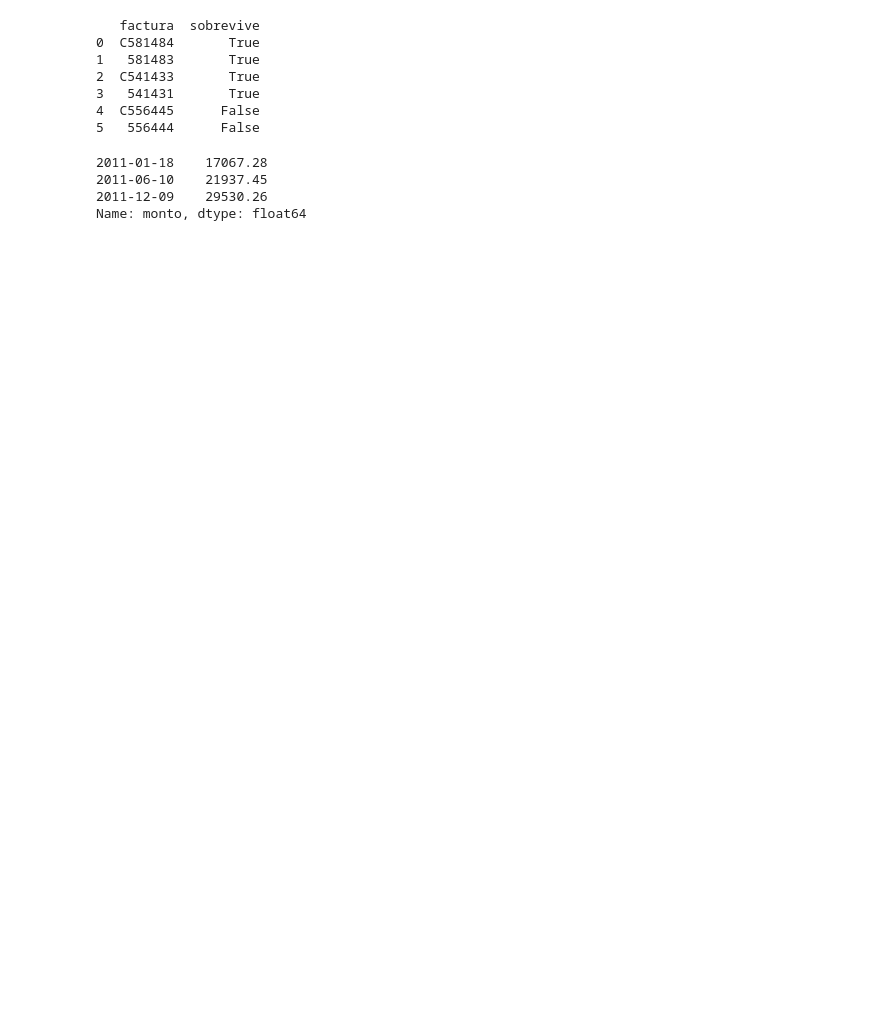
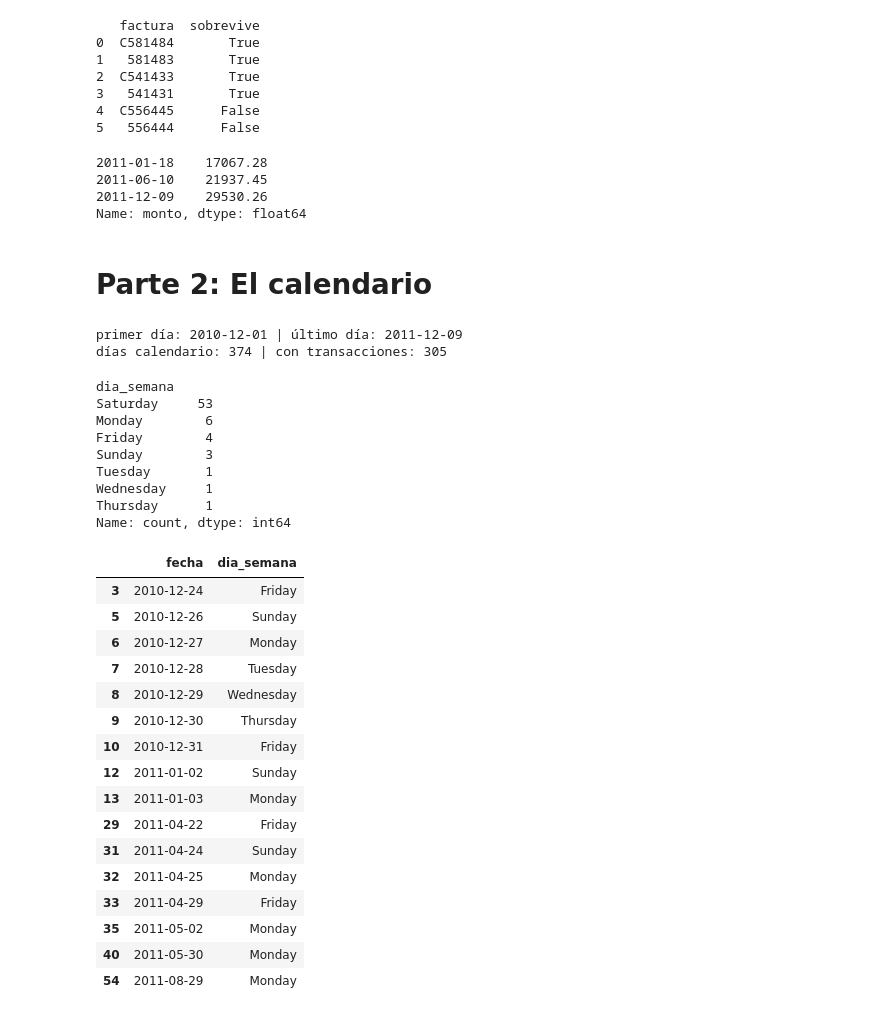
Before and after one commit to xNoksS/bi-tarea4-series-de-tiempo, a Jupyter notebook: Tarea4.ipynb, the cells around one changed output. Cells and saved outputs as stored; diff of their text form; code cells hidden in the pictures; blank space fills up the shorter version.

Commit message:
Partes 1 y 2: limpieza y calendario

```diff
--- a/Tarea4.ipynb
+++ b/Tarea4.ipynb
@@ -397,3 +397,48 @@ venta_dia.loc[pd.to_datetime(["2011-01-18", "2011-06-10", "2011-12-09"])]
 2011-06-10    21937.45
 2011-12-09    29530.26
 Name: monto, dtype: float64
+# %% [markdown]
+# Parte 2: El calendario
+# %%
+df["dia"] = df["InvoiceDate"].dt.normalize()
+df["monto"] = df["Quantity"] * df["UnitPrice"]
+venta = df.groupby("dia")["monto"].sum()
+
+calendario = pd.date_range(venta.index.min(), venta.index.max(), freq="D")
+print("primer día:", venta.index.min().date(), "| último día:", venta.index.max().date())
+print("días calendario:", len(calendario), "| con transacciones:", len(venta))
+# %% [output]
+primer día: 2010-12-01 | último día: 2011-12-09
+días calendario: 374 | con transacciones: 305
+# %%
+faltan = calendario.difference(venta.index)
+tabla_faltan = pd.DataFrame({"fecha": faltan, "dia_semana": faltan.day_name()})
+print(tabla_faltan["dia_semana"].value_counts())
+tabla_faltan[tabla_faltan["dia_semana"] != "Saturday"]
+# %% [output]
+dia_semana
+Saturday     53
+Monday        6
+Friday        4
+Sunday        3
+Tuesday       1
+Wednesday     1
+Thursday      1
+Name: count, dtype: int64
+|  | fecha | dia_semana |
+| 3 | 2010-12-24 | Friday |
+| 5 | 2010-12-26 | Sunday |
+| 6 | 2010-12-27 | Monday |
+| 7 | 2010-12-28 | Tuesday |
+| 8 | 2010-12-29 | Wednesday |
+| 9 | 2010-12-30 | Thursday |
+| 10 | 2010-12-31 | Friday |
+| 12 | 2011-01-02 | Sunday |
+| 13 | 2011-01-03 | Monday |
+| 29 | 2011-04-22 | Friday |
+| 31 | 2011-04-24 | Sunday |
+| 32 | 2011-04-25 | Monday |
+| 33 | 2011-04-29 | Friday |
+| 35 | 2011-05-02 | Monday |
+| 40 | 2011-05-30 | Monday |
+| 54 | 2011-08-29 | Monday |
```
Also changed, not shown: parts of 1 cell of this notebook, 1 other file.
